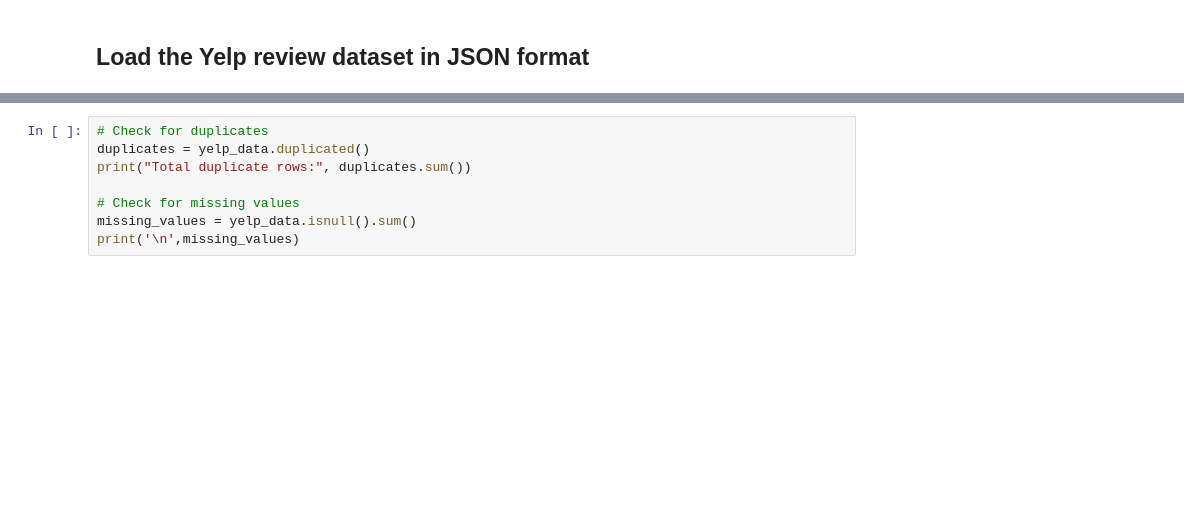
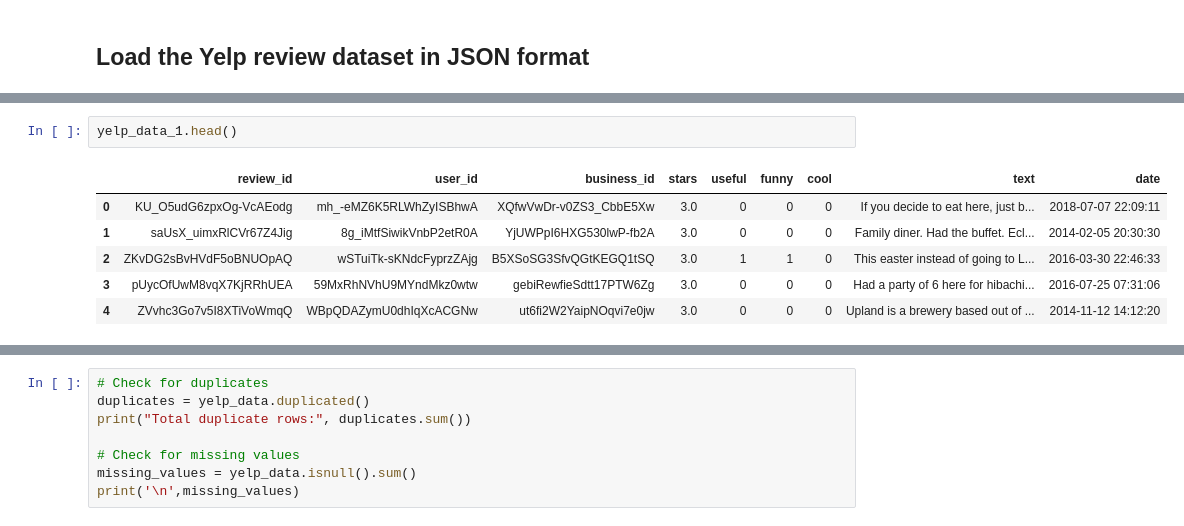
Before and after one commit to Sandushke/Sentiment-Analysis, a Jupyter notebook: bert_model.ipynb, the cells around one changed output, grey strips where cells are left out. Saved outputs shown, nothing was run; the diff lists cells and outputs as text; blank space fills up the shorter version.

```diff
--- a/bert_model.ipynb
+++ b/bert_model.ipynb
@@ -63,0 +82,9 @@ yelp_data.head()
+# %%
+yelp_data_1.head()
+# %% [output]
+|  | review_id | user_id | business_id | stars | useful | funny | cool | text | date |
+| 0 | KU_O5udG6zpxOg-VcAEodg | mh_-eMZ6K5RLWhZyISBhwA | XQfwVwDr-v0ZS3_CbbE5Xw | 3.0 | 0 | 0 | 0 | If you decide to eat here, just b... | 2018-07-07 22:09:11 |
+| 1 | saUsX_uimxRlCVr67Z4Jig | 8g_iMtfSiwikVnbP2etR0A | YjUWPpI6HXG530lwP-fb2A | 3.0 | 0 | 0 | 0 | Family diner. Had the buffet. Ecl... | 2014-02-05 20:30:30 |
+| 2 | ZKvDG2sBvHVdF5oBNUOpAQ | wSTuiTk-sKNdcFyprzZAjg | B5XSoSG3SfvQGtKEGQ1tSQ | 3.0 | 1 | 1 | 0 | This easter instead of going to L... | 2016-03-30 22:46:33 |
+| 3 | pUycOfUwM8vqX7KjRRhUEA | 59MxRhNVhU9MYndMkz0wtw | gebiRewfieSdtt17PTW6Zg | 3.0 | 0 | 0 | 0 | Had a party of 6 here for hibachi... | 2016-07-25 07:31:06 |
+| 4 | ZVvhc3Go7v5I8XTiVoWmqQ | WBpQDAZymU0dhIqXcACGNw | ut6fi2W2YaipNOqvi7e0jw | 3.0 | 0 | 0 | 0 | Upland is a brewery based out of ... | 2014-11-12 14:12:20 |
```
Also changed, not shown: parts of 11 cells of this notebook.
